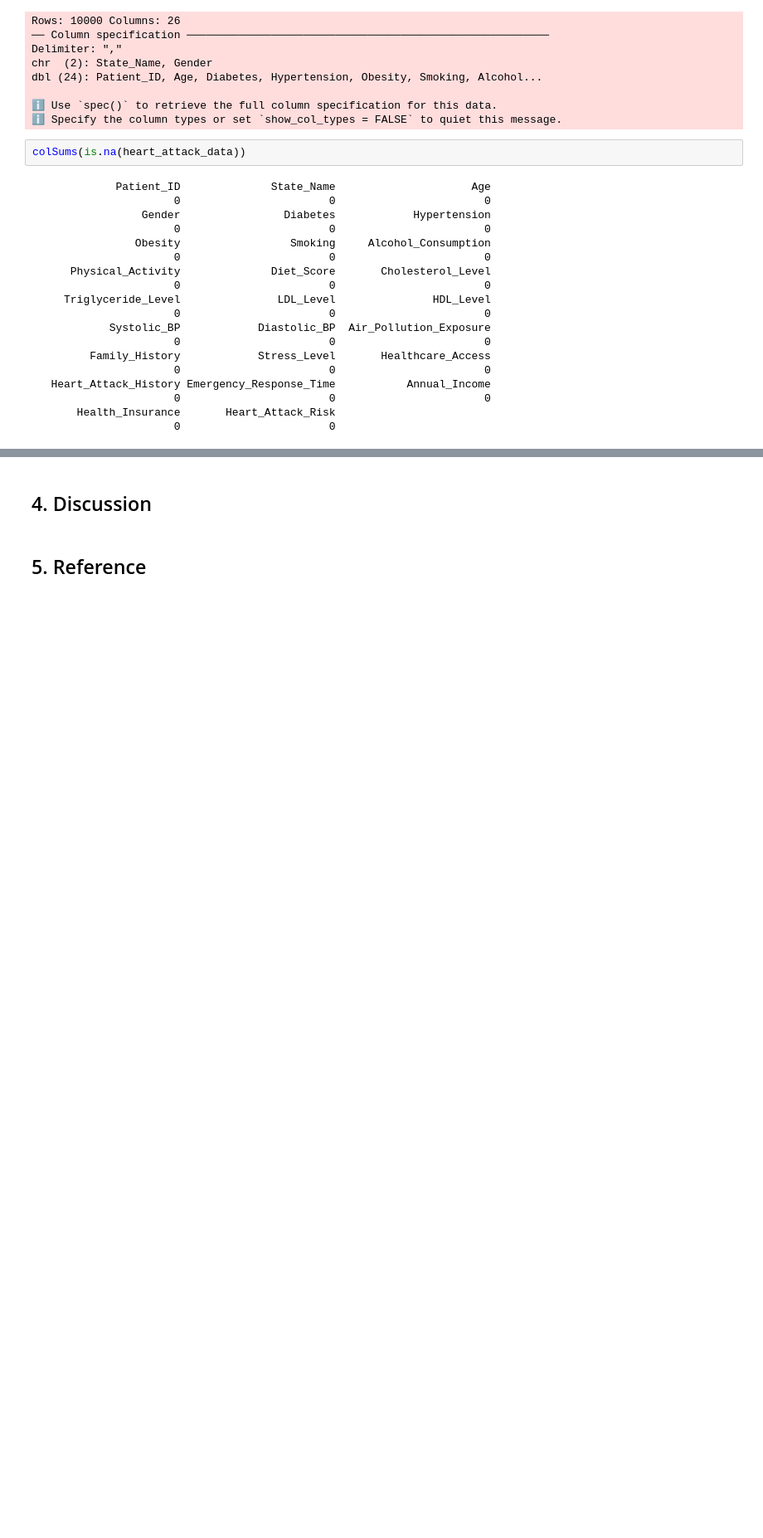
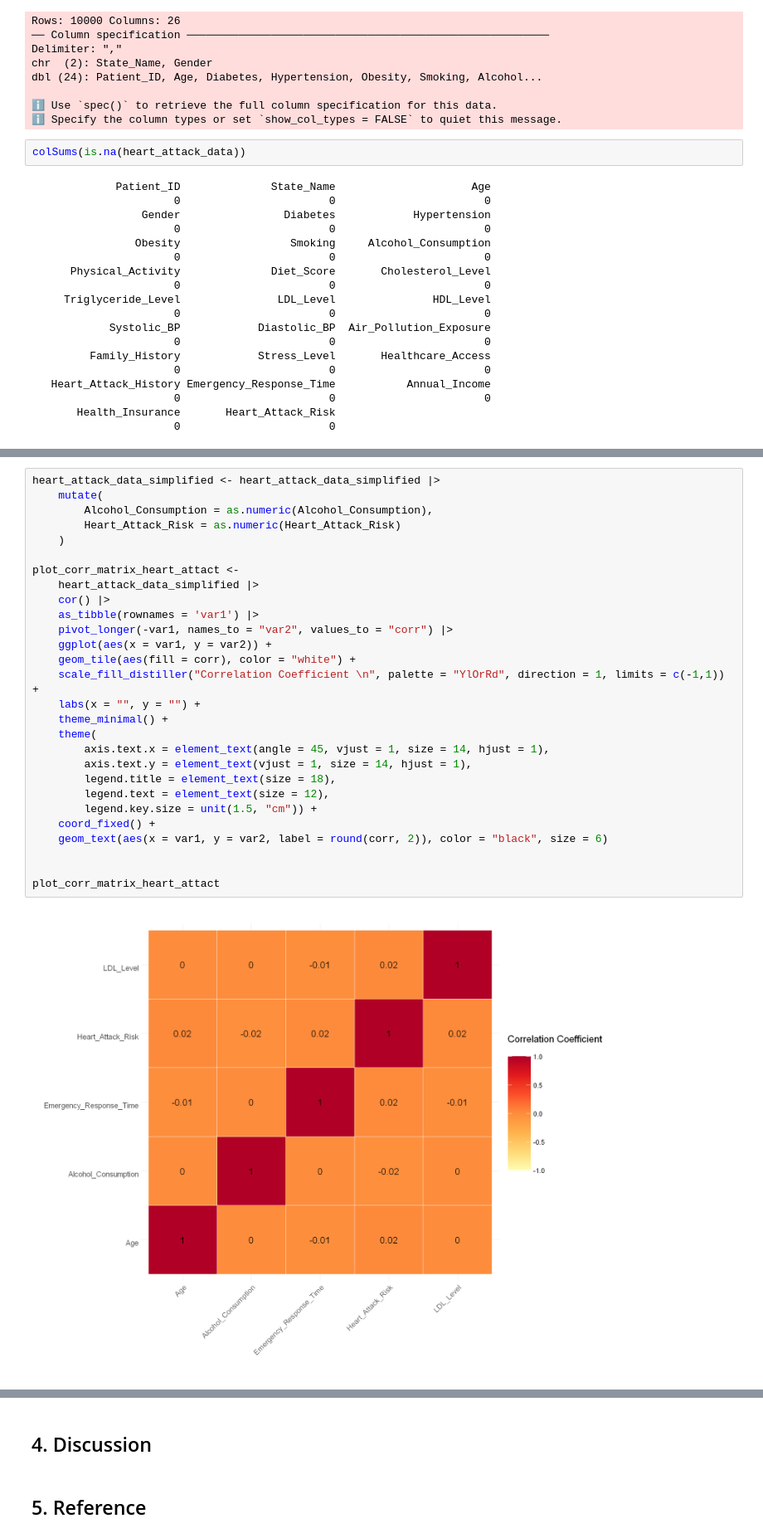
Before and after one commit to DSCI-310-2025/dsci-310-group-15, a Jupyter notebook: heart-attack-prediction-analysis.ipynb, the cells around one changed output, grey strips where cells are left out. Shown: that part at 83% size. Drawn from its saved outputs; the diff is of its cells as text; blank space fills up the shorter version.

```diff
--- a/heart-attack-prediction-analysis.ipynb
+++ b/heart-attack-prediction-analysis.ipynb
@@ -113,0 +257,30 @@ A tibble: 6 × 23
+# %%
+heart_attack_data_simplified <- heart_attack_data_simplified |>
+    mutate(
+        Alcohol_Consumption = as.numeric(Alcohol_Consumption),
+        Heart_Attack_Risk = as.numeric(Heart_Attack_Risk)
+    )
+
+plot_corr_matrix_heart_attact <-
+    heart_attack_data_simplified |>
+    cor() |>
+    as_tibble(rownames = 'var1') |>
+    pivot_longer(-var1, names_to = "var2", values_to = "corr") |>
+    ggplot(aes(x = var1, y = var2)) +
+    geom_tile(aes(fill = corr), color = "white") +
+    scale_fill_distiller("Correlation Coefficient \n", palette = "YlOrRd", direction = 1, limits = c(-1,1)) +
+    labs(x = "", y = "") +
+    theme_minimal() +
+    theme(
+        axis.text.x = element_text(angle = 45, vjust = 1, size = 14, hjust = 1),
+        axis.text.y = element_text(vjust = 1, size = 14, hjust = 1),
+        legend.title = element_text(size = 18),
+        legend.text = element_text(size = 12),
+        legend.key.size = unit(1.5, "cm")) +
+    coord_fixed() +
+    geom_text(aes(x = var1, y = var2, label = round(corr, 2)), color = "black", size = 6)
+
+
+plot_corr_matrix_heart_attact
+# %% [output]
+[figure, added]
```
Also changed, not shown: parts of 17 cells of this notebook.
